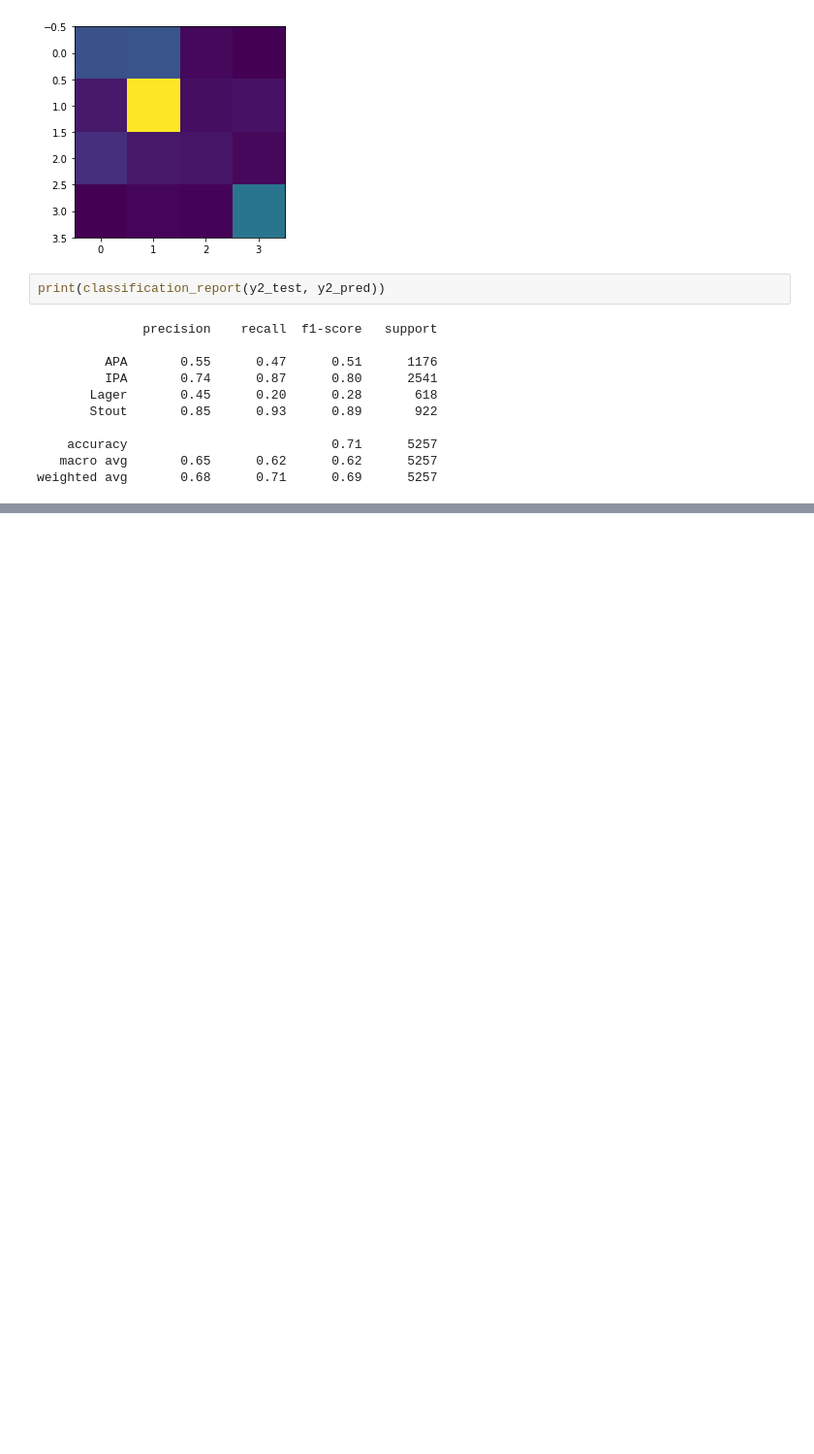
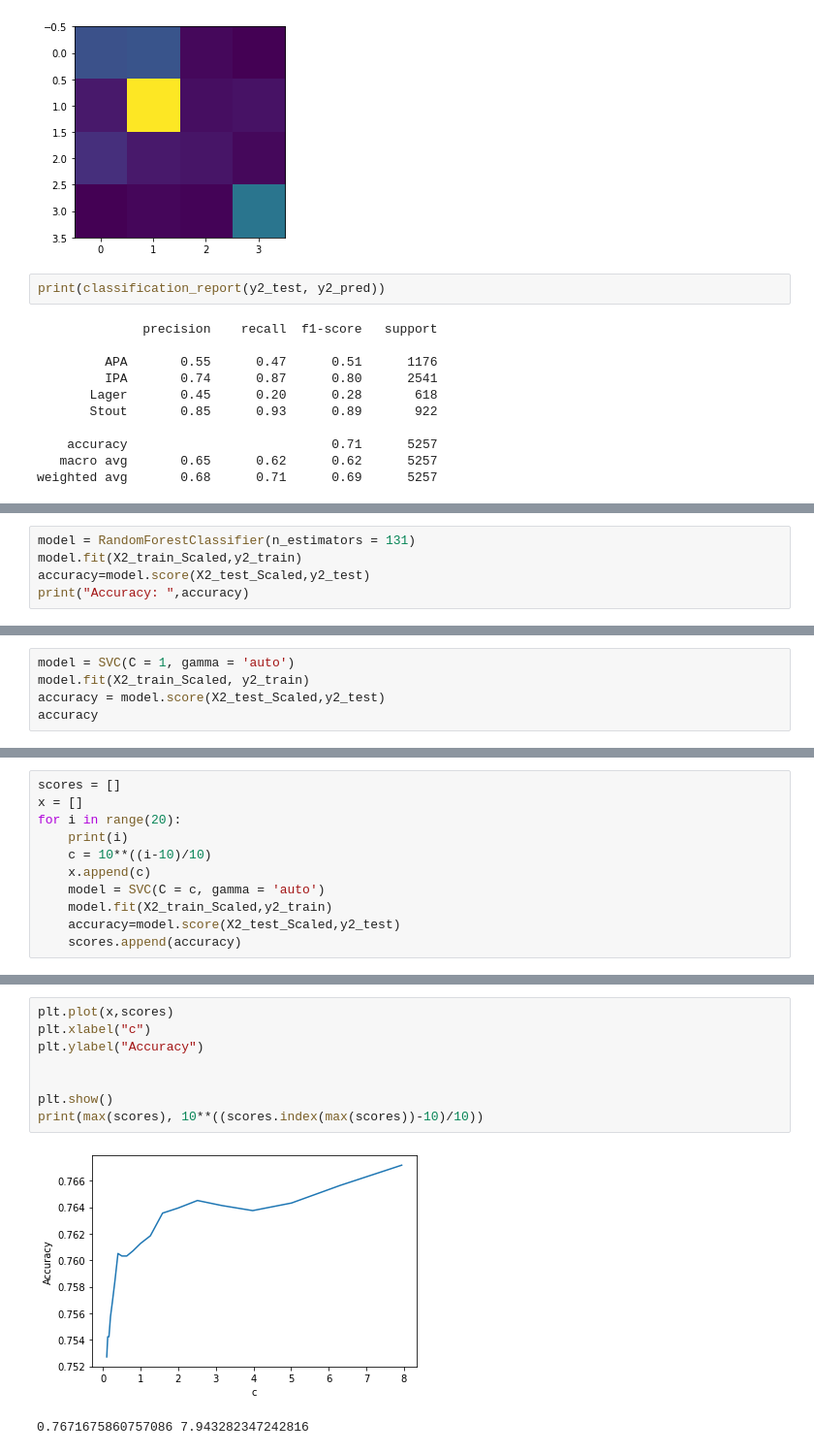
Before and after one commit to deanstu/ML_FinalProject, a Jupyter notebook: projectCode.ipynb, the cells around one changed output, grey strips where cells are left out. Shown: that part at 97% size. Cells and saved outputs as stored; diff of their text form; blank space fills up the shorter version.

```diff
--- a/projectCode.ipynb
+++ b/projectCode.ipynb
@@ -253,0 +309,5 @@ plt.show()
+# %%
+model = RandomForestClassifier(n_estimators = 131)
+model.fit(X2_train_Scaled,y2_train)
+accuracy=model.score(X2_test_Scaled,y2_test)
+print("Accuracy: ",accuracy)
@@ -253,0 +332,5 @@ plt.show()
+# %%
+model = SVC(C = 1, gamma = 'auto')
+model.fit(X2_train_Scaled, y2_train)
+accuracy = model.score(X2_test_Scaled,y2_test)
+accuracy
@@ -253,0 +339,11 @@ plt.show()
+# %%
+scores = []
+x = []
+for i in range(20):
+    print(i)
+    c = 10**((i-10)/10)
+    x.append(c)
+    model = SVC(C = c, gamma = 'auto')
+    model.fit(X2_train_Scaled,y2_train)
+    accuracy=model.score(X2_test_Scaled,y2_test)
+    scores.append(accuracy)
@@ -253,0 +371,11 @@ plt.show()
+# %%
+plt.plot(x,scores)
+plt.xlabel("c")
+plt.ylabel("Accuracy")
+
+
+plt.show()
+print(max(scores), 10**((scores.index(max(scores))-10)/10))
+# %% [output]
+[figure, added]
+0.7671675860757086 7.943282347242816
```
Also changed, not shown: parts of 38 cells of this notebook, 7 other files.
